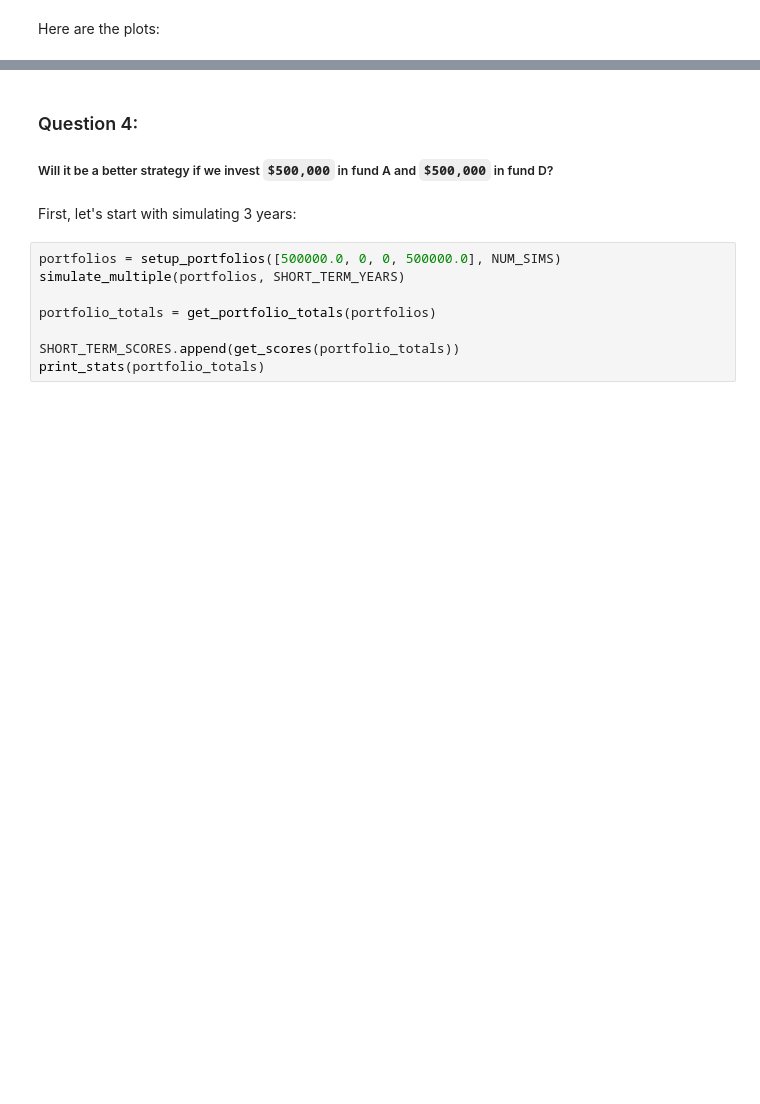
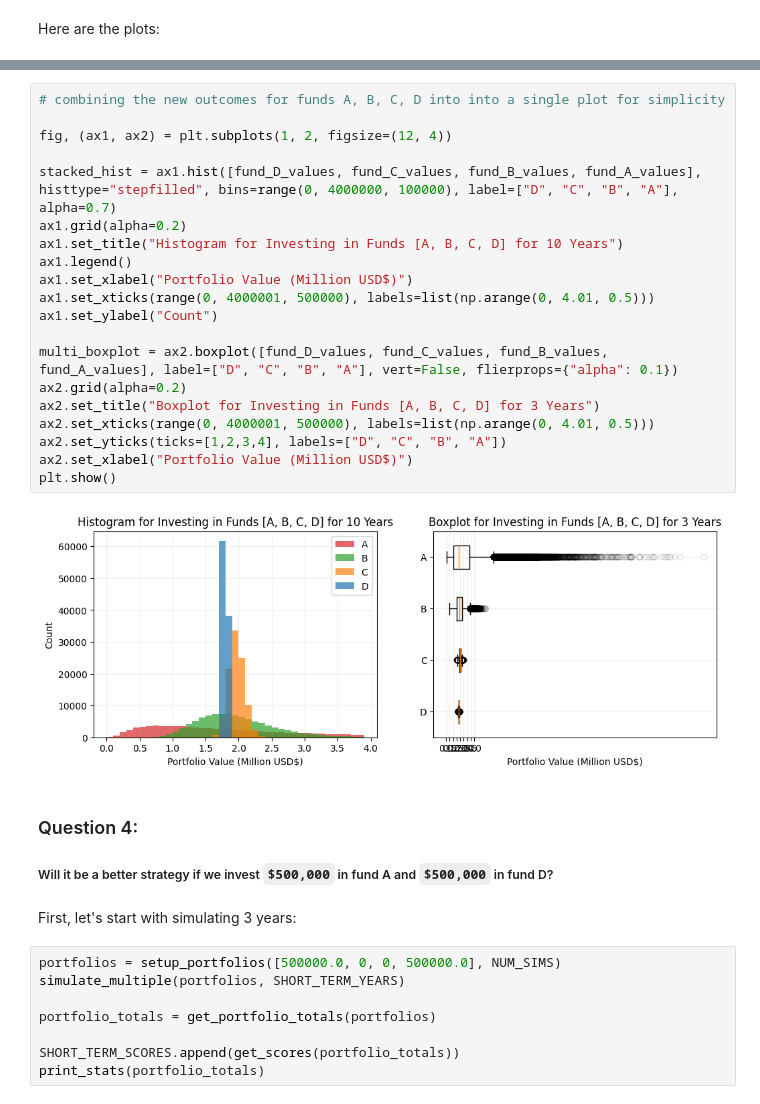
Before and after one commit to myin27/OR442-Term-Project, a Jupyter notebook: project.ipynb, the cells around one changed output, grey strips where cells are left out. Drawn from its saved outputs; the diff is of its cells as text; blank space fills up the shorter version.

```diff
--- a/project.ipynb
+++ b/project.ipynb
@@ -519,4 +580,26 @@ plt.show()
 [figure]
+# %%
+# combining the new outcomes for funds A, B, C, D into into a single plot for simplicity
+
+fig, (ax1, ax2) = plt.subplots(1, 2, figsize=(12, 4))
+
+stacked_hist = ax1.hist([fund_D_values, fund_C_values, fund_B_values, fund_A_values], histtype="stepfilled", bins=range(0, 4000000, 100000), label=["D", "C", "B", "A"], alpha=0.7)
+ax1.grid(alpha=0.2)
+ax1.set_title("Histogram for Investing in Funds [A, B, C, D] for 10 Years")
+ax1.legend()
+ax1.set_xlabel("Portfolio Value (Million USD$)")
+ax1.set_xticks(range(0, 4000001, 500000), labels=list(np.arange(0, 4.01, 0.5)))
+ax1.set_ylabel("Count")
+
+multi_boxplot = ax2.boxplot([fund_D_values, fund_C_values, fund_B_values, fund_A_values], label=["D", "C", "B", "A"], vert=False, flierprops={"alpha": 0.1})
+ax2.grid(alpha=0.2)
+ax2.set_title("Boxplot for Investing in Funds [A, B, C, D] for 3 Years")
+ax2.set_xticks(range(0, 4000001, 500000), labels=list(np.arange(0, 4.01, 0.5)))
+ax2.set_yticks(ticks=[1,2,3,4], labels=["D", "C", "B", "A"])
+ax2.set_xlabel("Portfolio Value (Million USD$)")
+plt.show()
+# %% [output]
+[figure, added]
 # %% [markdown]
 ### Question 4:
 
```
Also changed, not shown: parts of 8 cells of this notebook.
